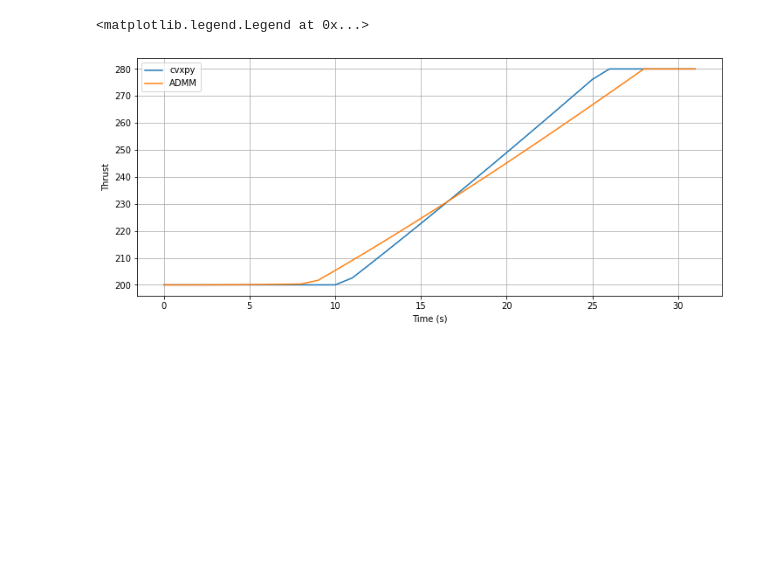
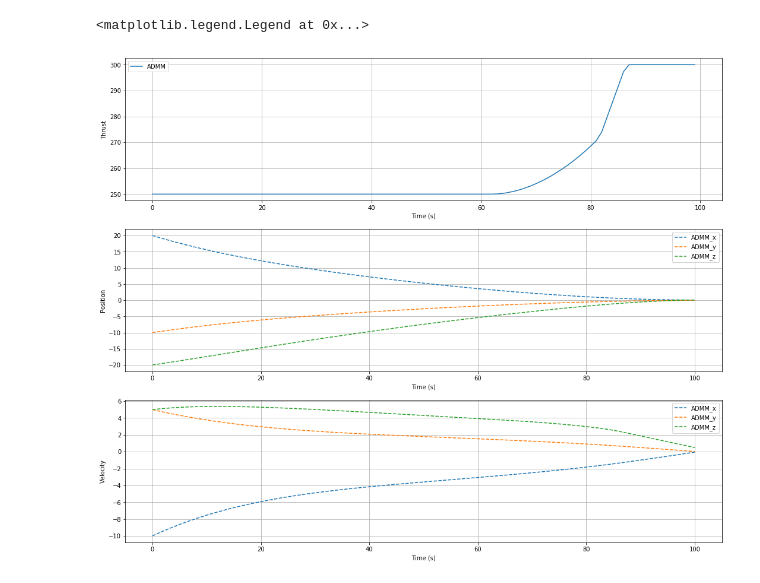
Before and after one commit to acsl-inha/drone_simulation, a Jupyter notebook: src/open_loop_thr_lower_bound_guidance.ipynb, the cells around one changed output. Cells and saved outputs as stored; diff of their text form; code cells hidden in the pictures; blank space fills up the shorter version.

Commit message:
thr differ constraint

```diff
--- a/src/open_loop_thr_lower_bound_guidance.ipynb
+++ b/src/open_loop_thr_lower_bound_guidance.ipynb
@@ -264,14 +286,15 @@ def ADMM_compute_guidance(position, velocity, psi, tgo,ub,lb):
 # %%
-position = np.array([1,2,-1])
-velocity = np.array([0,0,0])
+position = np.array([20,-10,-20])
+velocity = np.array([-10,5,5])
 psi = 0
-tgo = 1.6
-dt = 0.05
-ub = 280
-lb = 200
+tgo = 5
+# dt = 0.05
+ub = 300
+lb = 250
 
 t = np.arange(0., tgo, dt)
 
-thrust, phi_cmd, the_cmd, psi_cmd = compute_guidance_cvx(position, velocity, psi, tgo,ub,lb)
-thrust_admm, phi_cmd_admm, the_cmd_admm, psi_cmd_admm = ADMM_compute_guidance(position, velocity, psi, tgo,ub,lb)
+# thrust, r, v = compute_guidance_cvx(position, velocity, psi, tgo,ub,lb)
+thrust_admm, r_admm, v_admm = ADMM_compute_guidance(position, velocity, psi, tgo,ub,lb,False) # just Thrust_norm constraint
+# thrust_admm_differ, r_admm_differ, v_admm_differ = ADMM_compute_guidance(position, velocity, psi, tgo,ub,lb, 3) # Thrust difference constraint
 # %% [output]
@@ -295,11 +303,36 @@ ADMM:  1324.7869397787463
-# %%
-plt.figure(num=6, figsize=(12,5))
-plt.plot(thrust,label='cvxpy')
-plt.plot(thrust_admm,label='ADMM')
-plt.ylabel("Thrust")
-plt.xlabel("Time (s)")
-plt.grid()
-plt.legend()
-# %% [output]
-<matplotlib.legend.Legend at 0x...>
-[figure, removed]
+# %%
+plt.figure(num=6, figsize=(18,15))
+plt.subplot(311)
+# plt.plot(thrust,label='cvxpy')
+plt.plot(thrust_admm,label='ADMM')
+plt.ylabel("Thrust")
+plt.xlabel("Time (s)")
+plt.grid()
+plt.legend()
+
+plt.subplot(312)
+# plt.plot(r[0,:],label='cvxpy_x')
+# plt.plot(r[1,:],label='cvxpy_y')
+# plt.plot(r[2,:],label='cvxpy_z')
+plt.plot(r_admm[0,:],"--",label='ADMM_x')
+plt.plot(r_admm[1,:],"--",label='ADMM_y')
+plt.plot(r_admm[2,:],"--",label='ADMM_z')
+plt.ylabel("Position")
+plt.xlabel("Time (s)")
+plt.grid()
+plt.legend()
+
+plt.subplot(313)
+# plt.plot(v[0,:],label='cvxpy_x')
+# plt.plot(v[1,:],label='cvxpy_y')
+# plt.plot(v[2,:],label='cvxpy_z')
+plt.plot(v_admm[0,:],"--",label='ADMM_x')
+plt.plot(v_admm[1,:],"--",label='ADMM_y')
+plt.plot(v_admm[2,:],"--",label='ADMM_z')
+plt.ylabel("Velocity")
+plt.xlabel("Time (s)")
+plt.grid()
+plt.legend()
+# %% [output]
+<matplotlib.legend.Legend at 0x...>
+[figure, added]
```
Also changed, not shown: parts of 6 cells of this notebook.
